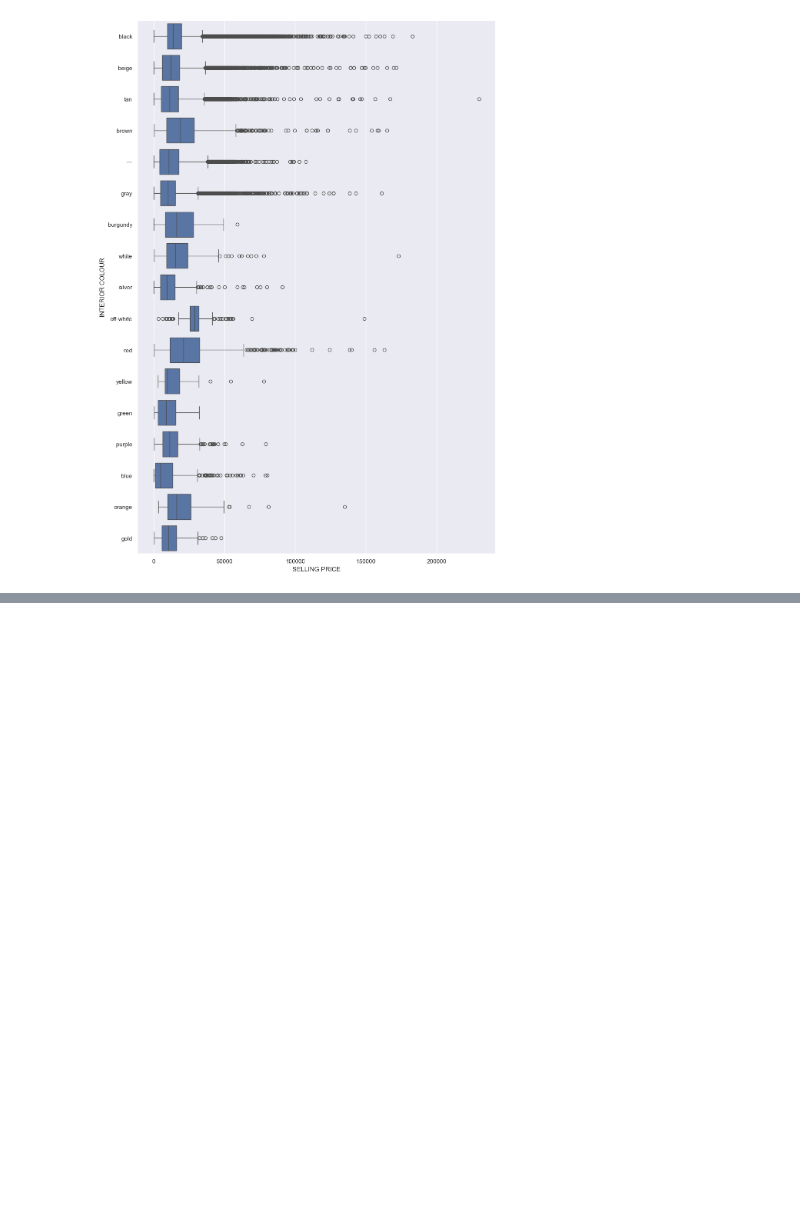
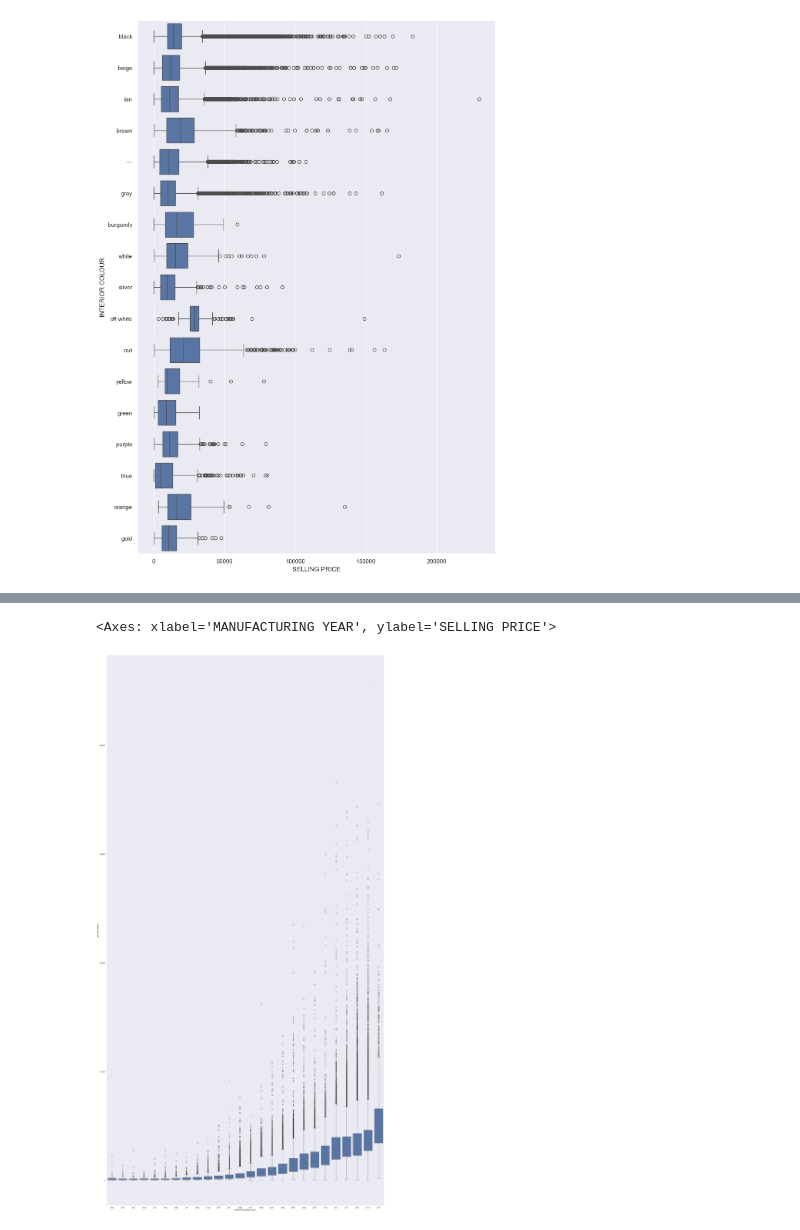
Before and after one commit to quekdylan/SC1015-Project, a Jupyter notebook: SC1015 Clean + EDA.ipynb, the cells around one changed output, grey strips where cells are left out. Drawn from its saved outputs; the diff is of its cells as text; code cells hidden in the pictures; blank space fills up the shorter version.

```diff
--- a/SC1015 Clean + EDA.ipynb
+++ b/SC1015 Clean + EDA.ipynb
@@ -398,0 +397,6 @@ for col, value in unique_values_count.items():
+# %%
+f = plt.figure(figsize=(32, 64))
+sb.boxplot(data=cleaned_data, x='MANUFACTURING YEAR', y='SELLING PRICE')
+# %% [output]
+<Axes: xlabel='MANUFACTURING YEAR', ylabel='SELLING PRICE'>
+[figure, added]
```
Also changed, not shown: parts of 3 cells of this notebook.
